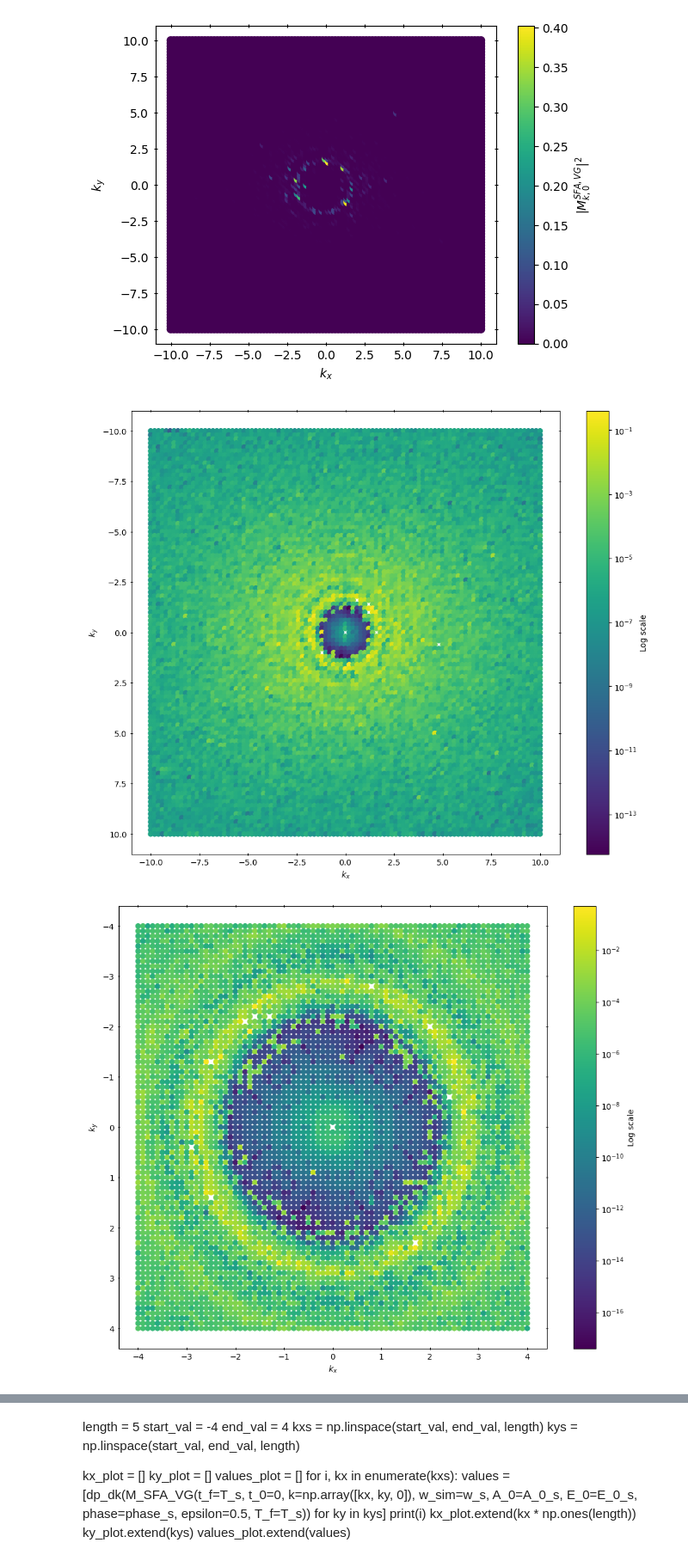
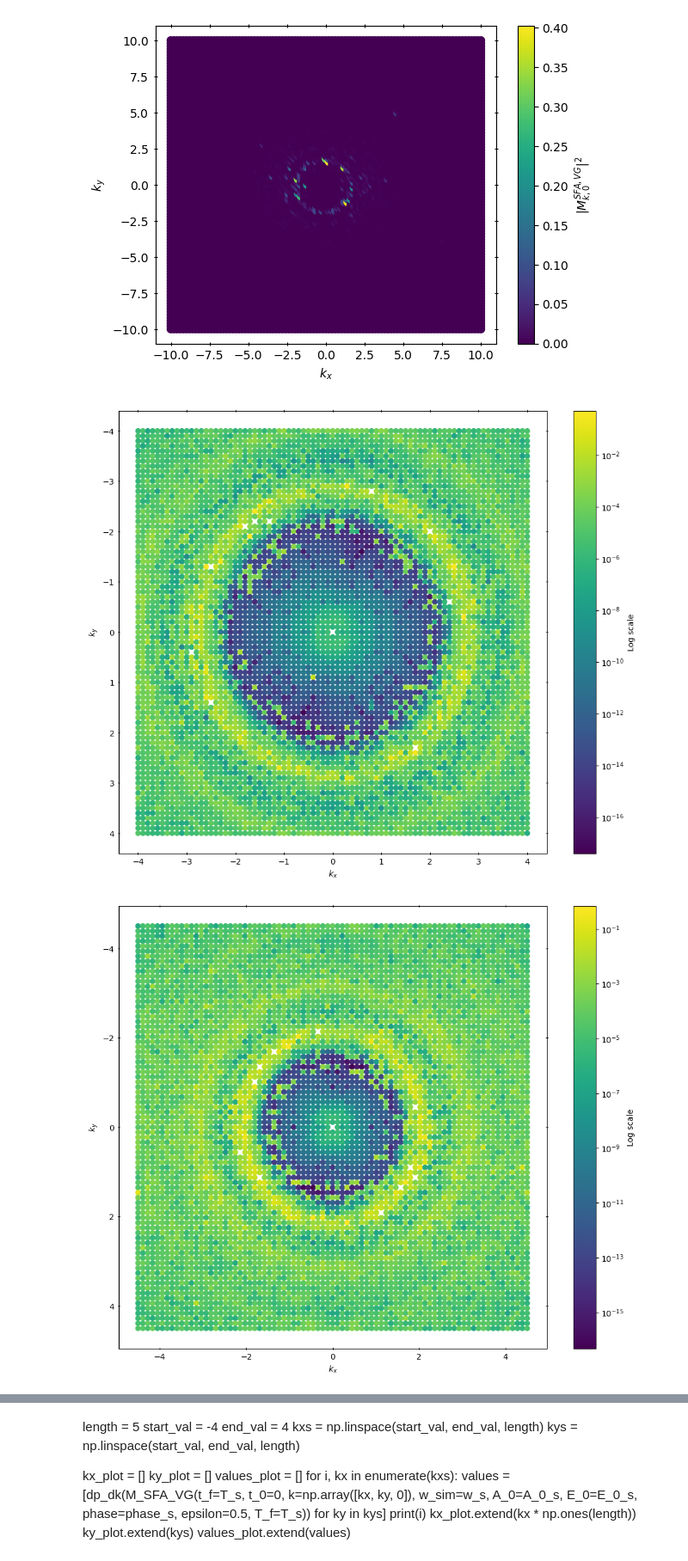
Before and after one commit to sewerininc/poetry_envs, a Jupyter notebook: ultrafast_science/Sidste_afl2_mac_doku.ipynb, the cells around one changed output, grey strips where cells are left out. Shown at 86% size. Saved outputs shown, nothing was run; the diff lists cells and outputs as text; code cells hidden in the pictures.

```diff
--- a/ultrafast_science/Sidste_afl2_mac_doku.ipynb
+++ b/ultrafast_science/Sidste_afl2_mac_doku.ipynb
@@ -341,12 +324,12 @@ plot(df.loc[df["dpdk"] < max_val, "kx"],
 # %% [output]
 [figure]
 # %%
-plt_pkl("2347.pkl", log=True)
+plt_pkl("0002_windows.pkl", log=True)
-# %% [output]
-[figure, removed]
 # %%
 plt.rcParams['figure.figsize'] = (12, 10)  # Change the numbers to adjust width and height
 
 plt_pkl("0002_windows.pkl", log=True)
+plt_pkl("Standard.pkl", log=True)
 # %% [output]
 [figure]
+[figure, added]
```
Also changed, not shown: parts of 14 cells of this notebook, 1 other file.
